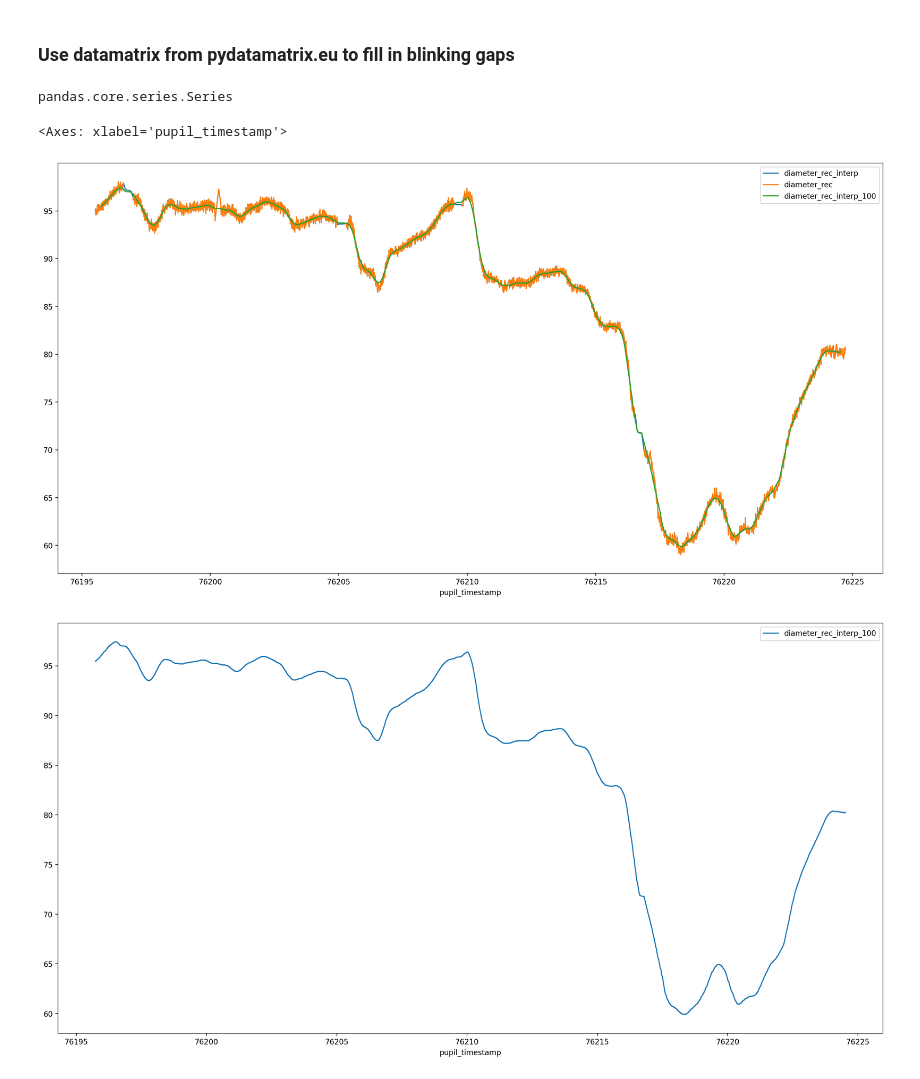
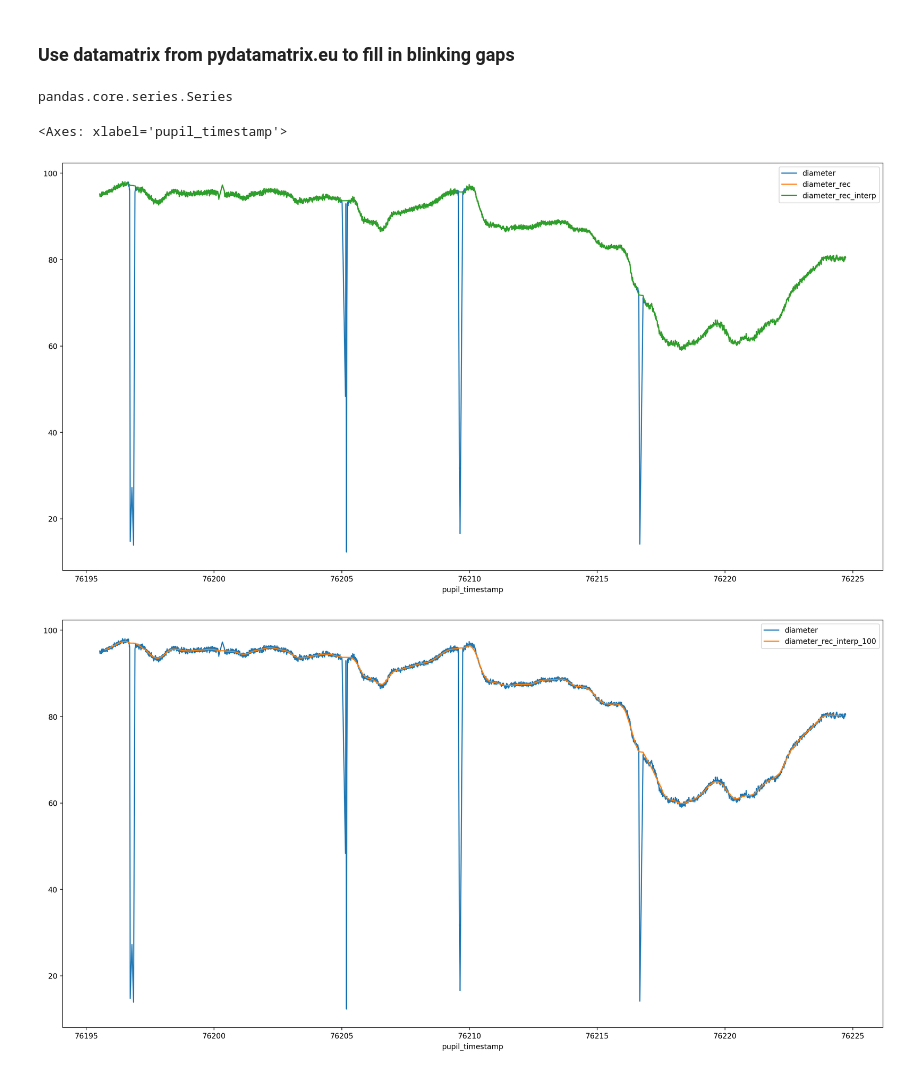
Before and after one commit to KathaMei/Pupille, a Jupyter notebook: notebooks/smooth.ipynb, the cells around one changed output. Cells and saved outputs as stored; diff of their text form; code cells hidden in the pictures.

Commit message:
plot original data with interpolated

```diff
--- a/notebooks/smooth.ipynb
+++ b/notebooks/smooth.ipynb
@@ -54,26 +54,29 @@ eye1=checkdata.prepare(data_dir,subject_id,1,config)
 # %%
 importlib.reload(checkdata)
 # Let's try to remove blinks and filter the result
 what=eye0[0]
 
 def reconstruct(eye, window_size=100):
     # Remove blinks.
     eye['diameter_rec']=checkdata.blinkreconstruct(eye['diameter'], mode='advanced')
     # blinkreconstruct replaces the bliks with NaN with mode='advanced',
     # so we interpolate the gaps and low pass the result to obtain something.
     eye['diameter_rec_interp']=eye['diameter_rec'].interpolate(method='linear')
     # Use moving average + recenter as low pass.
     eye['diameter_rec_interp_100']=eye['diameter_rec_interp'].rolling(window=window_size).mean().shift(-window_size//2)
 
 # How does it look like?
 eye=eye0[0]
 reconstruct(eye)
-sub=eye.plot(x='pupil_timestamp', y='diameter_rec_interp', kind='line')
-sub2=eye.plot(ax=sub,x='pupil_timestamp', y='diameter_rec', kind='line')
-eye.plot(ax=sub2,x='pupil_timestamp', y='diameter_rec_interp_100', kind='line')
-eye.plot(x='pupil_timestamp', y='diameter_rec_interp_100', kind='line')
+
+sub=eye.plot(x='pupil_timestamp', y='diameter', kind='line')
+sub=eye.plot(ax=sub,x='pupil_timestamp', y='diameter_rec', kind='line')
+eye.plot(ax=sub,x='pupil_timestamp', y='diameter_rec_interp', kind='line')
+
+sub=eye.plot(x='pupil_timestamp', y='diameter', kind='line')
+eye.plot(ax=sub,x='pupil_timestamp', y='diameter_rec_interp_100', kind='line')
 # %% [output]
 pandas.core.series.Series
 <Axes: xlabel='pupil_timestamp'>
-[figure, old version]
+[figure, new version]
-[figure, old version]
+[figure, new version]
```
Also changed, not shown: 1 other file.
